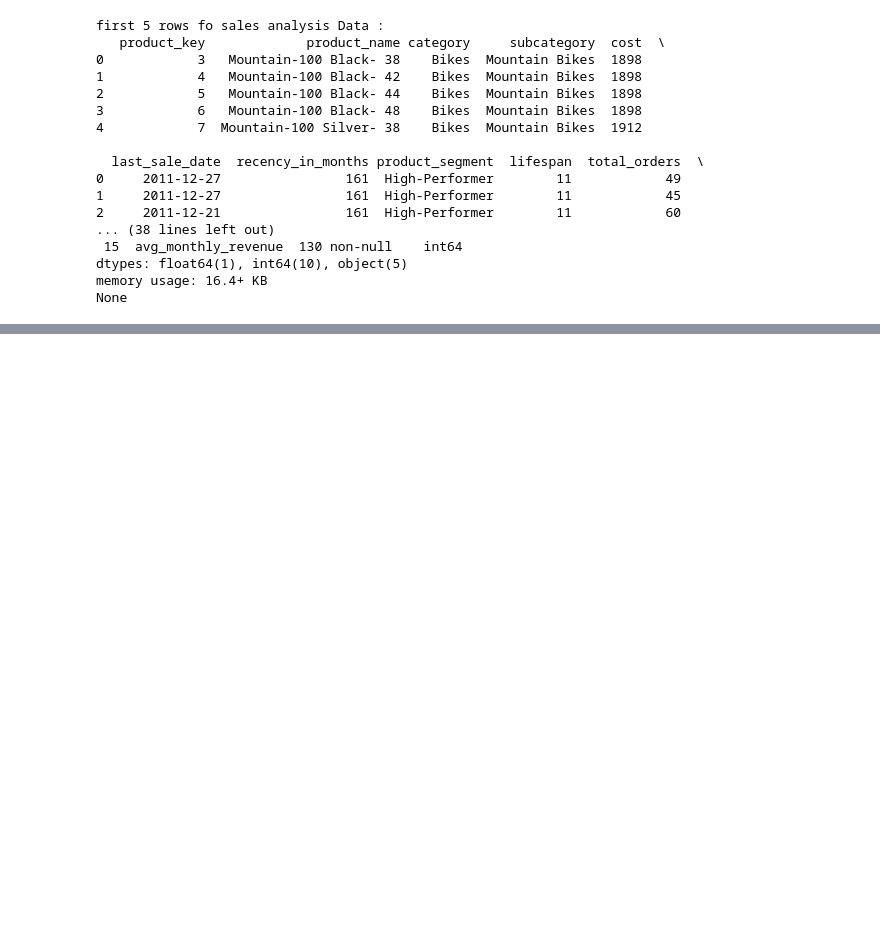
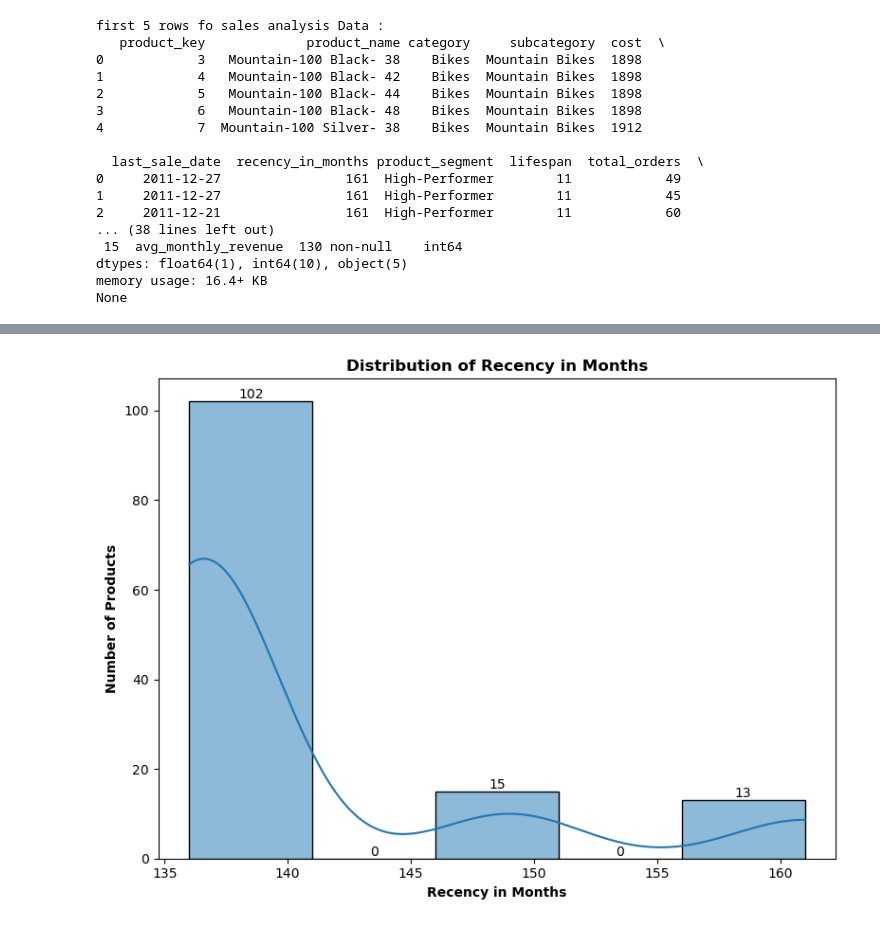
Before and after one commit to AyushRawat-ghost/Data-Science-And-Engineering, a Jupyter notebook: Data Warehouse and its Anlytics/Visualization/Scripts/product_report.ipynb, the cells around one changed output, grey strips where cells are left out. Cells and saved outputs as stored; diff of their text form; code cells hidden in the pictures; blank space fills up the shorter version.

```diff
--- a/Data Warehouse and its Anlytics/Visualization/Scripts/product_report.ipynb
+++ b/Data Warehouse and its Anlytics/Visualization/Scripts/product_report.ipynb
@@ -142,0 +161,15 @@ None
+# %%
+# Assist in Inventory Management
+plt.figure(figsize=(8, 6))
+ax=sns.histplot(df_product_report['recency_in_months'], bins=5, kde=True) # bins adjusted for small dataset
+plt.title('Distribution of Recency in Months',fontweight='bold')
+plt.xlabel('Recency in Months',fontweight='bold')
+plt.ylabel('Number of Products',fontweight='bold')
+for bar in ax.patches:
+    bar_height = bar.get_height()
+    bar_x = bar.get_x() + bar.get_width() / 2
+    ax.text(bar_x, bar_height, f'{int(bar_height)}',ha='center', va='bottom',fontsize=10, color='black')
+plt.tight_layout()
+plt.show()
+# %% [output]
+[figure, added]
```
Also changed, not shown: parts of 5 cells of this notebook, 24 other files.
